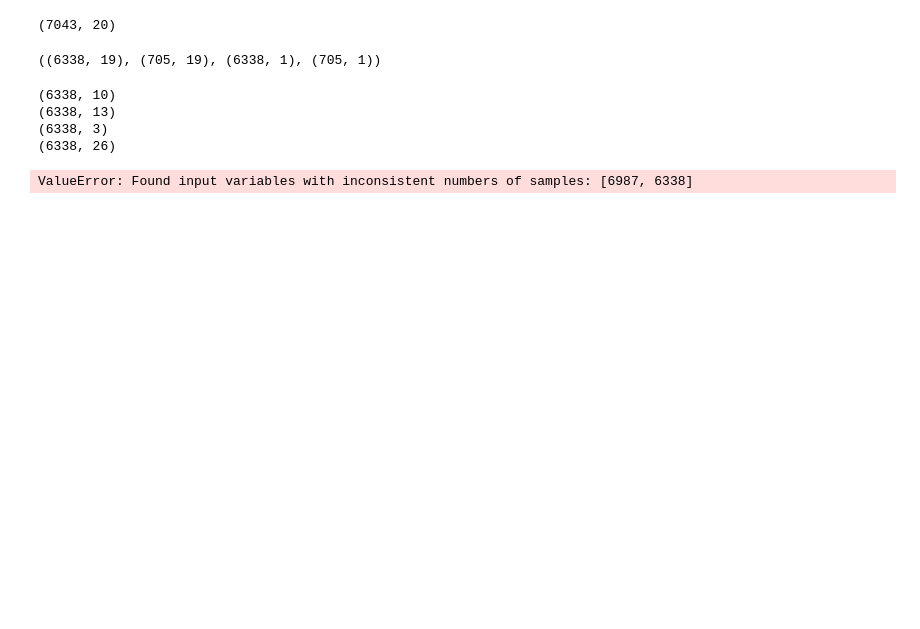
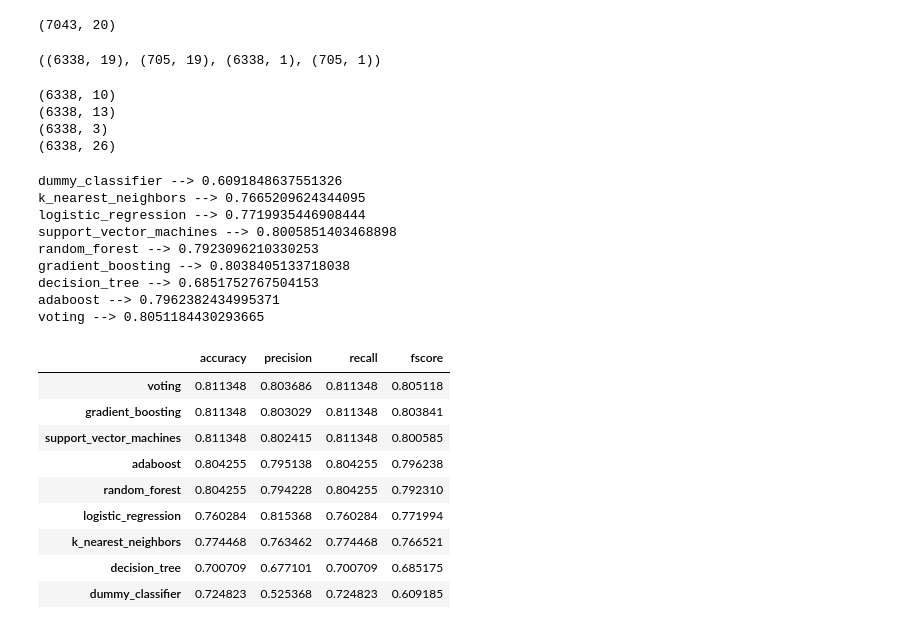
Before and after one commit to ishandandekar/Churnobyl, a Jupyter notebook: notebooks/01-model-experiments.ipynb, the cells around one changed output. Saved outputs shown, nothing was run; the diff lists cells and outputs as text; code cells hidden in the pictures; blank space fills up the shorter version.

```diff
--- a/notebooks/01-model-experiments.ipynb
+++ b/notebooks/01-model-experiments.ipynb
@@ -148,6 +170,9 @@ def run_experiments(
     results = dict()
     for name, model in models:
         model.fit(X_train, y_train)
+        path_ = MODEL_DIR / f"{name}.pkl"
+        with open(path_, "wb") as f:
+            pkl.dump(preprocessor, f)
         predictions = model.predict(X_test)
         accuracy = metrics.accuracy_score(y_test, predictions)
         precision, recall, fscore, _ = metrics.precision_recall_fscore_support(
@@ -165,32 +190,57 @@ models = [
     ),
     ("k_nearest_neighbors", neighbors.KNeighborsClassifier()),
     (
         "logistic_regression",
         linear_model.LogisticRegression(
             random_state=SEED, solver="liblinear", class_weight="balanced"
         ),
     ),
     ("support_vector_machines", svm.SVC(random_state=SEED, kernel="rbf")),
     ("random_forest", ensemble.RandomForestClassifier(random_state=SEED)),
     ("gradient_boosting", ensemble.GradientBoostingClassifier(random_state=SEED)),
     ("decision_tree", tree.DecisionTreeClassifier(random_state=SEED)),
     ("adaboost", ensemble.AdaBoostClassifier()),
     (
         "voting",
         ensemble.VotingClassifier(
             estimators=[
                 ("gbc", ensemble.GradientBoostingClassifier()),
                 ("lr", linear_model.LogisticRegression()),
                 ("abc", ensemble.AdaBoostClassifier()),
             ],
             voting="soft",
         ),
     ),
 ]
 
-results = run_experiments(models)
+results = run_experiments(
+    models=models,
+    X_train=X_to_train.to_numpy(),
+    y_train=y_train,
+    X_test=X_to_test.to_numpy(),
+    y_test=y_test,
+)
+results = results.T
 results.columns = ["accuracy", "precision", "recall", "fscore"]
 results = results.sort_values(by=["fscore"], ascending=False)
 results
 # %% [output]
-ValueError: Found input variables with inconsistent numbers of samples: [6987, 6338]
+dummy_classifier --> 0.6091848637551326
+k_nearest_neighbors --> 0.7665209624344095
+logistic_regression --> 0.7719935446908444
+support_vector_machines --> 0.8005851403468898
+random_forest --> 0.7923096210330253
+gradient_boosting --> 0.8038405133718038
+decision_tree --> 0.6851752767504153
+adaboost --> 0.7962382434995371
+voting --> 0.8051184430293665
+|  | accuracy | precision | recall | fscore |
+| voting | 0.811348 | 0.803686 | 0.811348 | 0.805118 |
+| gradient_boosting | 0.811348 | 0.803029 | 0.811348 | 0.803841 |
+| support_vector_machines | 0.811348 | 0.802415 | 0.811348 | 0.800585 |
+| adaboost | 0.804255 | 0.795138 | 0.804255 | 0.796238 |
+| random_forest | 0.804255 | 0.794228 | 0.804255 | 0.792310 |
+| logistic_regression | 0.760284 | 0.815368 | 0.760284 | 0.771994 |
+| k_nearest_neighbors | 0.774468 | 0.763462 | 0.774468 | 0.766521 |
+| decision_tree | 0.700709 | 0.677101 | 0.700709 | 0.685175 |
+| dummy_classifier | 0.724823 | 0.525368 | 0.724823 | 0.609185 |
```
Also changed, not shown: parts of 5 cells of this notebook.
